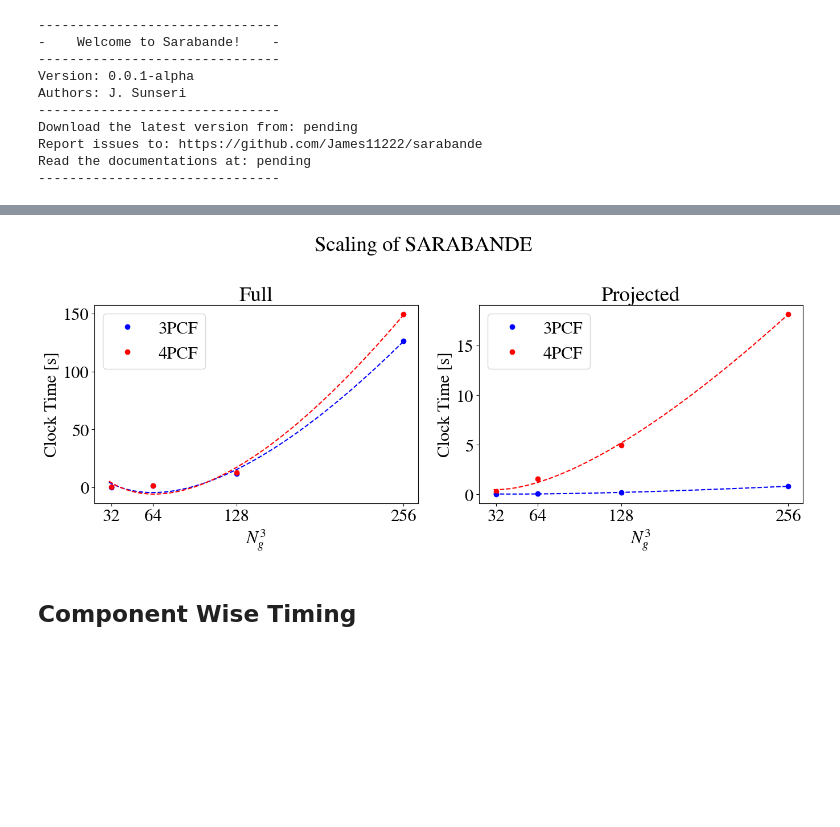
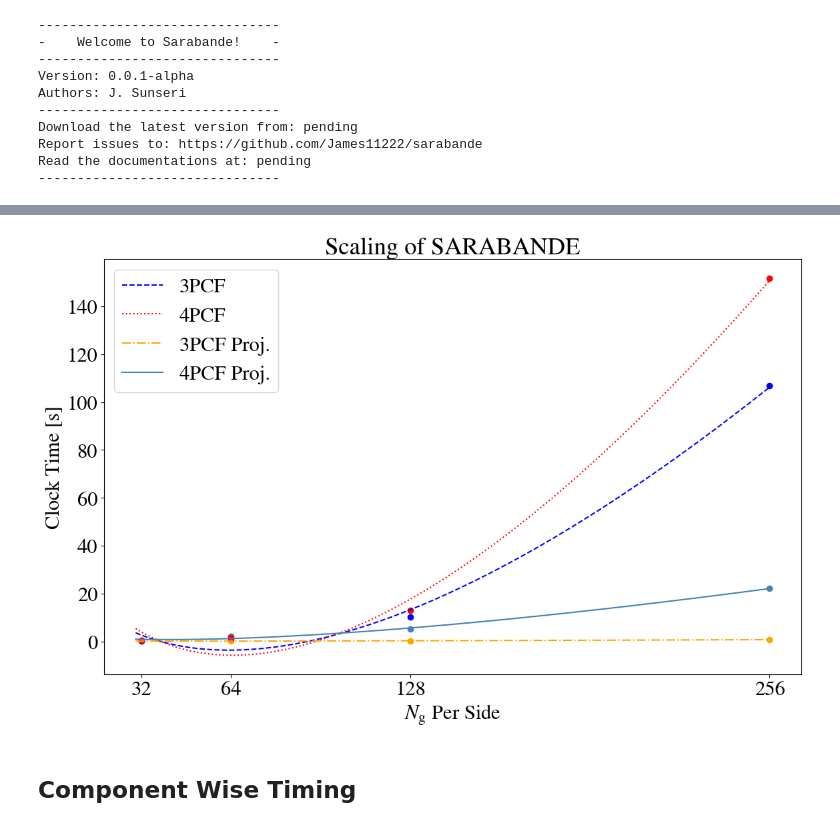
Before and after one commit to James11222/sarabande, a Jupyter notebook: Scaling.ipynb, the cells around one changed output, grey strips where cells are left out. Saved outputs shown, nothing was run; the diff lists cells and outputs as text; code cells hidden in the pictures; blank space fills up the shorter version.

```diff
--- a/Scaling.ipynb
+++ b/Scaling.ipynb
@@ -182,36 +254,35 @@ a4,b4,c4 = params_4pcf_proj
 # %%
 x_lin = np.linspace(30,256,1000)
 y_NlogN_3pcf = model_NlogN(x_lin, a1,b1,c1)
 y_NlogN_4pcf = model_NlogN(x_lin, a2,b2,c2)
 y_NlogN_3pcf_p = model_NlogN(x_lin, a3,b3,c3)
 y_NlogN_4pcf_p = model_NlogN(x_lin, a4,b4,c4)
 
-f, axes = plt.subplots(1,2, figsize=(14,6))
+f, axes = plt.subplots(1,1, figsize=(12,8))
 
-f.suptitle("Scaling of SARABANDE")
+axes.set_title("Scaling of SARABANDE")
+
+axes.plot(Ns, dts_3PCF, 'bo')
+axes.plot(Ns, dts_4PCF, 'ro')
+axes.plot(x_lin,y_NlogN_3pcf, color='blue', linestyle='--', label='3PCF')
+axes.plot(x_lin,y_NlogN_4pcf,color='red', linestyle=':', label='4PCF')
+# axes[0].set_title("Full")
 
 
-axes[0].plot(Ns, dts_3PCF, 'bo', label='3PCF')
-axes[0].plot(Ns, dts_4PCF, 'ro', label='4PCF')
-axes[0].plot(x_lin,y_NlogN_3pcf,'b--')
-axes[0].plot(x_lin,y_NlogN_4pcf,'r--')
-axes[0].set_title("Full")
+axes.scatter(Ns, dts_3PCF_p, color='orange', marker='o')
+axes.scatter(Ns, dts_4PCF_p, color='steelblue', marker='o')
+axes.plot(x_lin,y_NlogN_3pcf_p, color='orange', linestyle='-.', label='3PCF Proj.')
+axes.plot(x_lin,y_NlogN_4pcf_p,color='steelblue', linestyle='-', label='4PCF Proj.')
+# axes[0].set_title("Projected")
 
-
-axes[1].plot(Ns, dts_3PCF_p, 'bo', label='3PCF')
-axes[1].plot(Ns, dts_4PCF_p, 'ro', label='4PCF')
-axes[1].plot(x_lin,y_NlogN_3pcf_p,'b--')
-axes[1].plot(x_lin,y_NlogN_4pcf_p,'r--')
-axes[1].set_title("Projected")
-
-for ax in axes:
-    ax.set_xticks(Ns)
-    ax.set_xlabel("$N_g^3$")
-    ax.set_ylabel("Clock Time [s]")
-    ax.legend()
+# for ax in axes:
+axes.set_xticks(Ns)
+axes.set_xlabel("$N_{\\mathrm{g}}$ Per Side")
+axes.set_ylabel("Clock Time [s]")
+axes.legend()
 
 f.tight_layout()
-f.savefig("scaling.png")
+f.savefig("scaling.pdf", dpi=300, bbox_inches='tight')
 plt.show()
 # %% [output]
-[figure, old version]
+[figure, new version]
```
Also changed, not shown: parts of 9 cells of this notebook, 4 other files.
